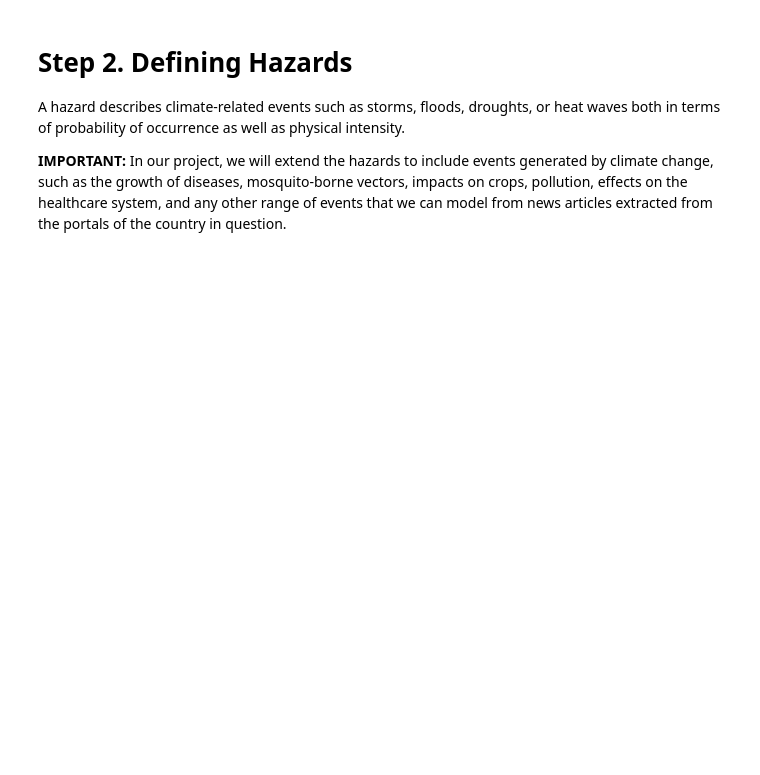
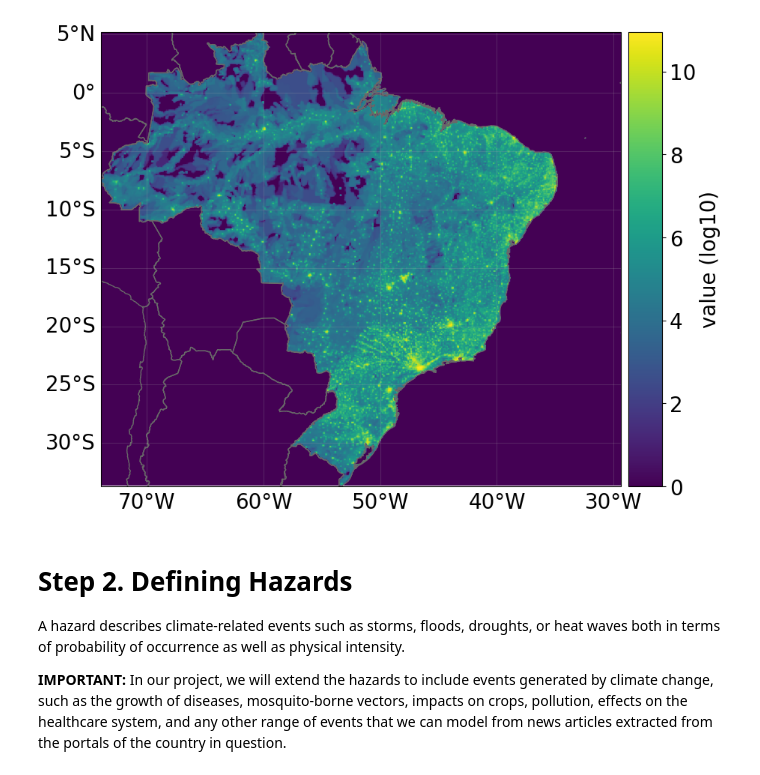
Before and after one commit to Labic-ICMC-USP/CLIMADA-BR, a Jupyter notebook: doc/tutorial/TUTORIAL_BASE_CLIMADA_BR.ipynb, the cells around one changed output. Saved outputs shown, nothing was run; the diff lists cells and outputs as text; code cells hidden in the pictures; blank space fills up the shorter version.

```diff
--- a/doc/tutorial/TUTORIAL_BASE_CLIMADA_BR.ipynb
+++ b/doc/tutorial/TUTORIAL_BASE_CLIMADA_BR.ipynb
@@ -40,0 +51,3 @@ climadabr.DefineExposures(['BRA'], 300, 'income_group')
+# %%
+climadabr.Plot_Exposure()
+# %% [output]
@@ -41,3 +55,4 @@ climadabr.DefineExposures(['BRA'], 300, 'income_group')
+[figure, added]
 # %% [markdown]
 # Step 2. Defining Hazards
 
```
Also changed, not shown: parts of 10 cells of this notebook, 15 other files.
